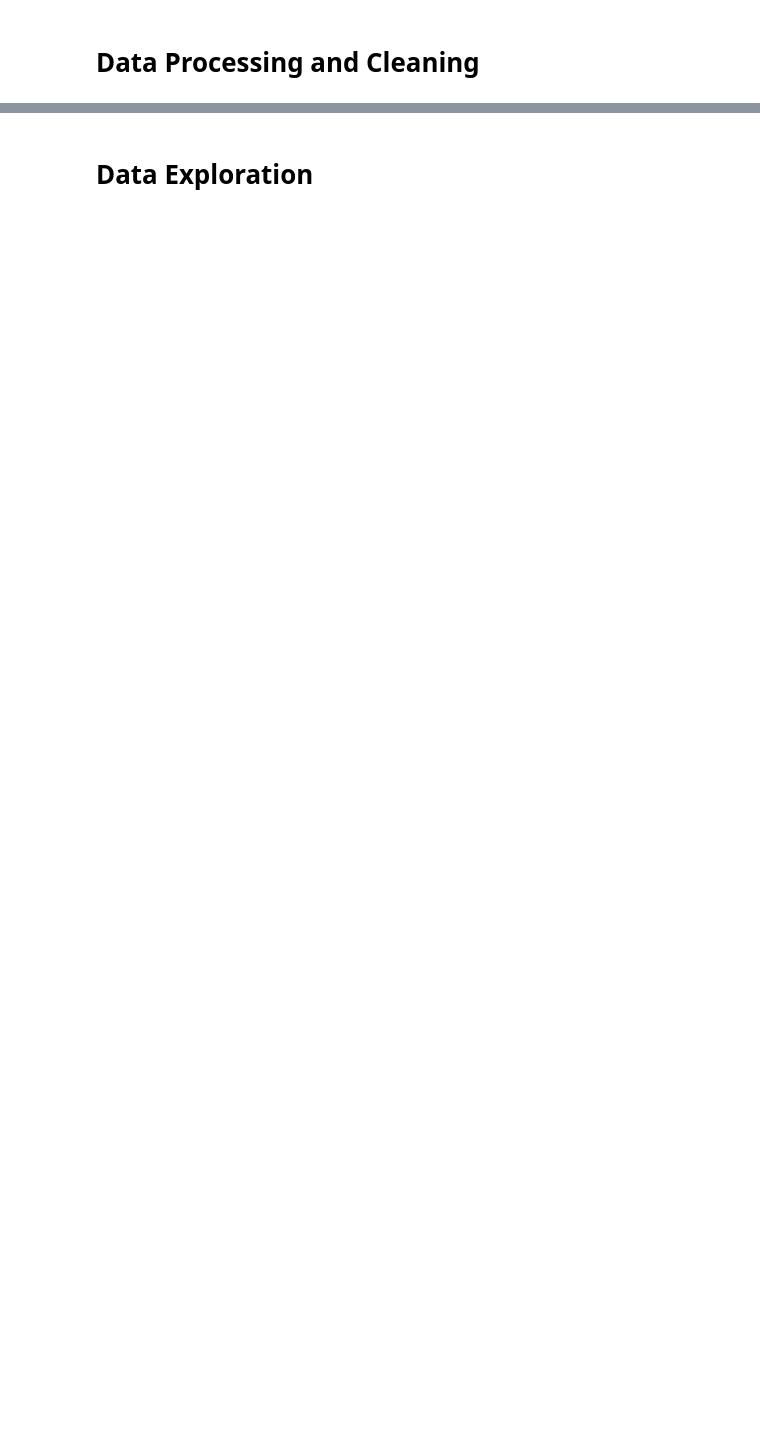
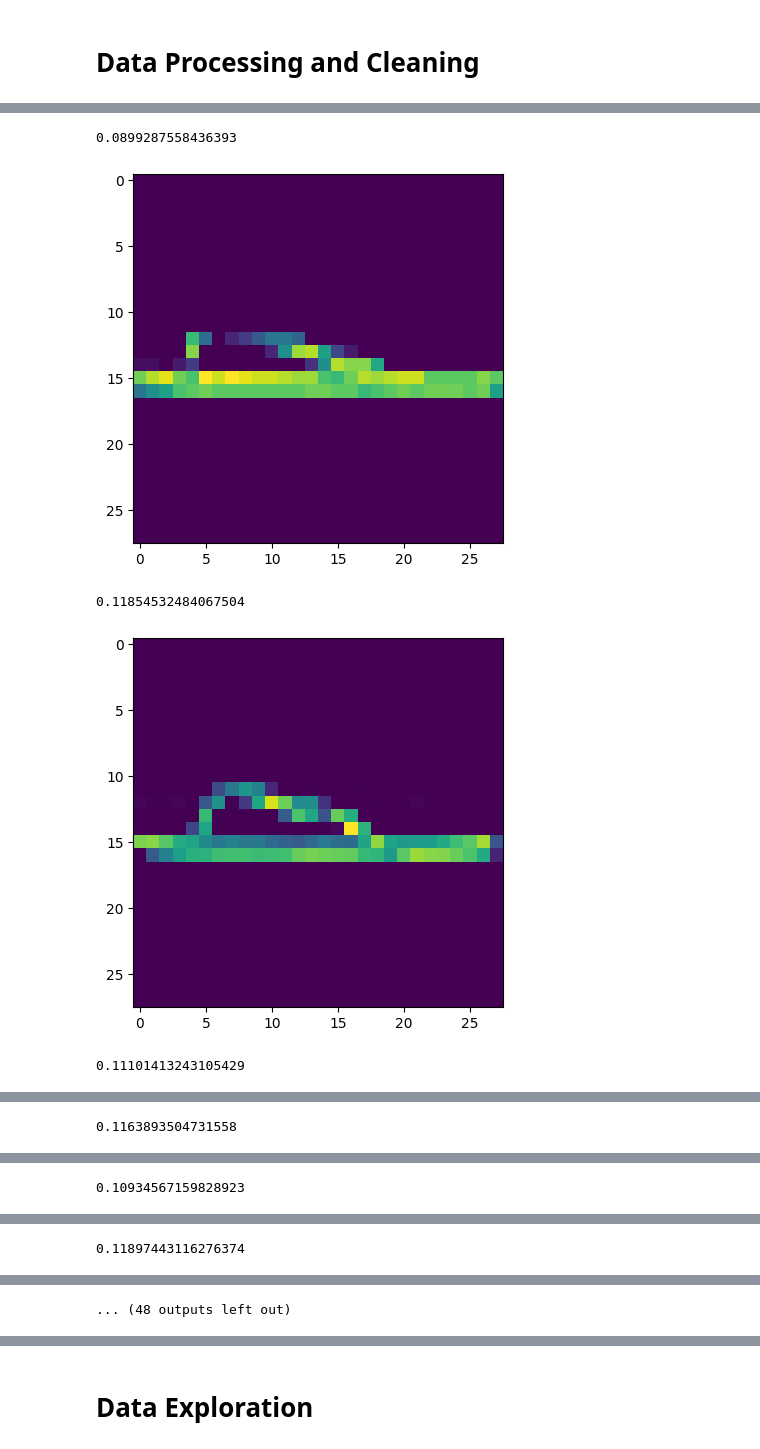
Before and after one commit to khetansarvesh/msml_602, a Jupyter notebook: Project/checkpoint2.ipynb, the cells around one changed output, grey strips where cells are left out. Cells and saved outputs as stored; diff of their text form; code cells hidden in the pictures; blank space fills up the shorter version.

```diff
--- a/Project/checkpoint2.ipynb
+++ b/Project/checkpoint2.ipynb
@@ -53,0 +61,3 @@ Dataset({
+# %%
+imagelab = Imagelab(hf_dataset=dataset_dict['train'], image_key="image")
+imagelab.find_issues()
@@ -53,0 +80,4 @@ Dataset({
+# %%
+# Following dataset helps us to view information about each image, such as what types of issues it exhibits and its quality score with respect to each type of issue.
+issue_df = imagelab.issues
+issue_df
@@ -53,0 +101,2 @@ Dataset({
+# %%
+images_with_low_information = issue_df[issue_df['is_low_information_issue'] == True].reset_index()[['index','low_information_score']]
@@ -53,0 +119,13 @@ Dataset({
+# %%
+# seeing some sample images with low information
+for score, i in zip(images_with_low_information['low_information_score'], images_with_low_information['index']):
+  if score < 0.12:
+    plt.imshow(train_images[i])
+    print(score)
+    plt.show()
+# %% [output]
+0.0899287558436393
+[figure, added]
+0.11854532484067504
+[figure, added]
+0.11101413243105429
@@ -53,0 +133 @@ Dataset({
+0.1163893504731558
@@ -53,0 +135 @@ Dataset({
+0.10934567159828923
@@ -53,0 +137 @@ Dataset({
+0.11897443116276374
@@ -53,0 +139 @@ Dataset({
+... (48 outputs left out)
```
Also changed, not shown: parts of 56 cells of this notebook.
